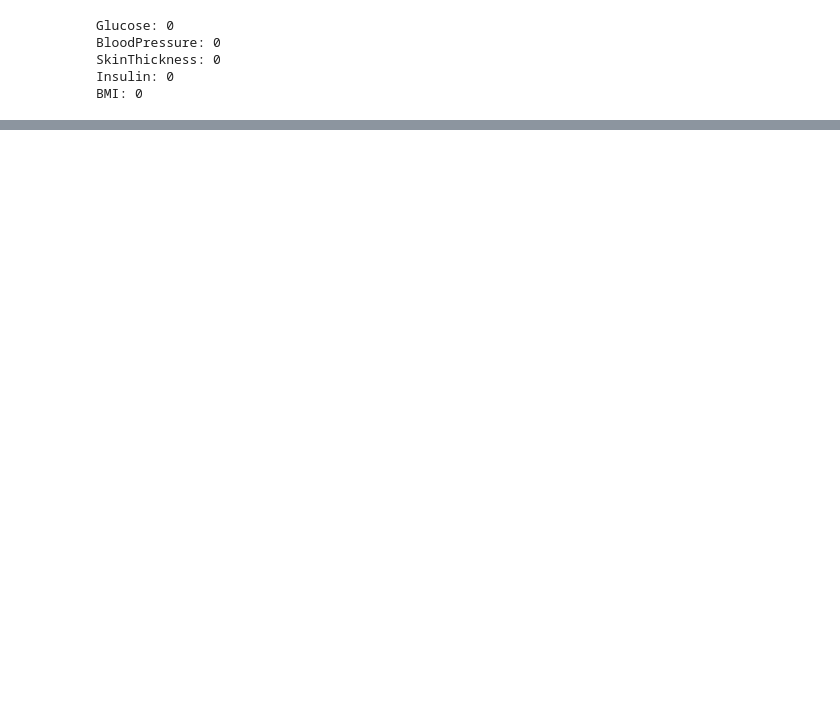
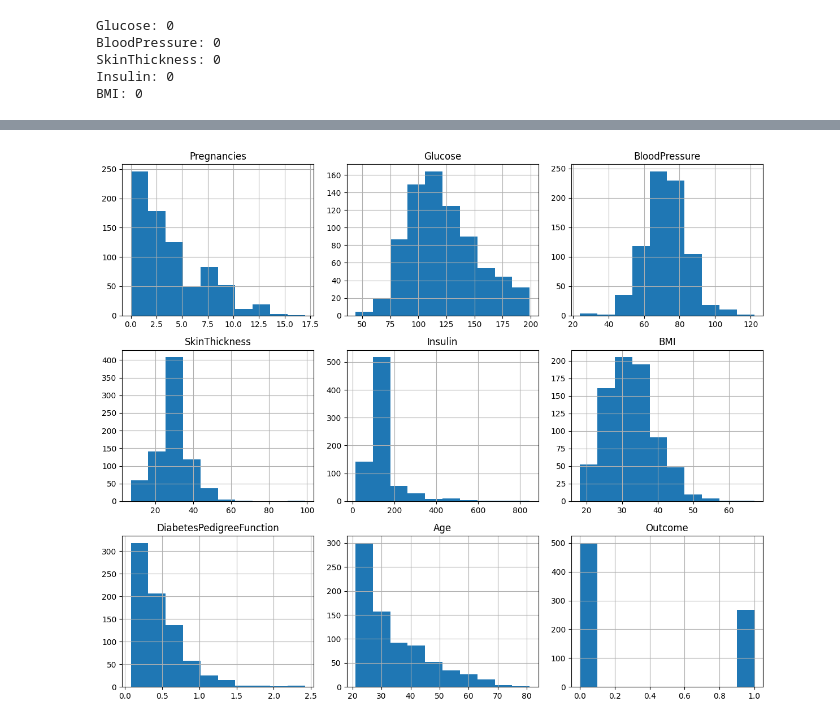
Before and after one commit to Seetharamanrs/Diabetes_Classification, a Jupyter notebook: Notebook/diabetes_analysis.ipynb, the cells around one changed output, grey strips where cells are left out. Saved outputs shown, nothing was run; the diff lists cells and outputs as text; code cells hidden in the pictures; blank space fills up the shorter version.

```diff
--- a/Notebook/diabetes_analysis.ipynb
+++ b/Notebook/diabetes_analysis.ipynb
@@ -60,0 +69,7 @@ BMI: 0
+# %%
+# Feature distributions
+df.hist(figsize=(12,10))
+plt.tight_layout()
+plt.show()
+# %% [output]
+[figure, added]
```
Also changed, not shown: parts of 8 cells of this notebook.
